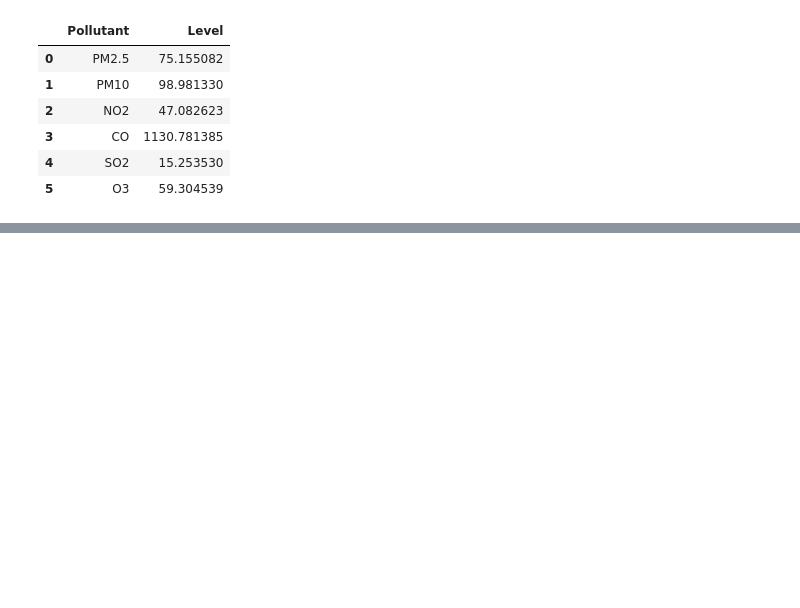
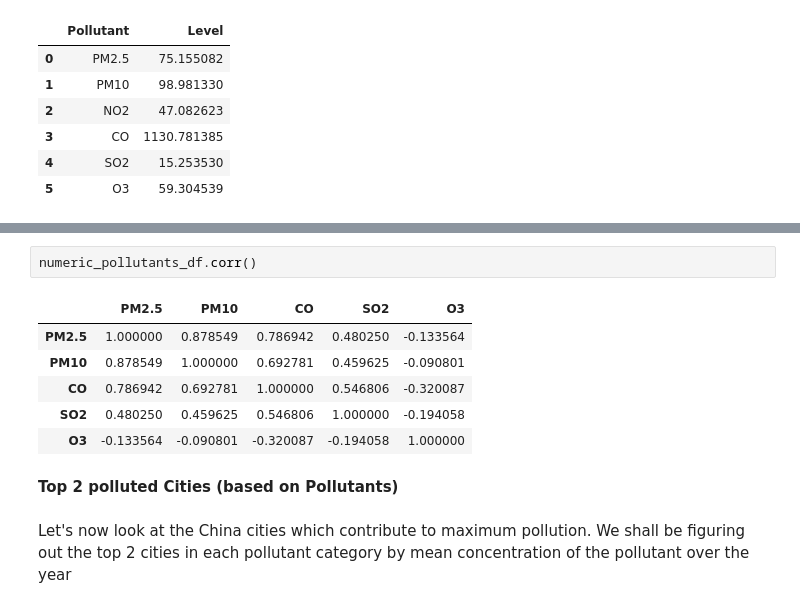
Before and after one commit to Myinnocent/CMP7005-ASSESS, a Jupyter notebook: Untitled7.ipynb, the cells around one changed output, grey strips where cells are left out. Drawn from its saved outputs; the diff is of its cells as text; blank space fills up the shorter version.

```diff
--- a/Untitled7.ipynb
+++ b/Untitled7.ipynb
@@ -559,0 +646,13 @@ pollutants_df
+# %%
+numeric_pollutants_df.corr()
+# %% [output]
+|  | PM2.5 | PM10 | CO | SO2 | O3 |
+| PM2.5 | 1.000000 | 0.878549 | 0.786942 | 0.480250 | -0.133564 |
+| PM10 | 0.878549 | 1.000000 | 0.692781 | 0.459625 | -0.090801 |
+| CO | 0.786942 | 0.692781 | 1.000000 | 0.546806 | -0.320087 |
+| SO2 | 0.480250 | 0.459625 | 0.546806 | 1.000000 | -0.194058 |
+| O3 | -0.133564 | -0.090801 | -0.320087 | -0.194058 | 1.000000 |
+# %% [markdown]
+**Top 2 polluted Cities (based on Pollutants)**
+# %% [markdown]
+Let's now look at the China cities which contribute to maximum pollution. We shall be figuring out the top 2 cities in each pollutant category by mean concentration of the pollutant over the year
```
Also changed, not shown: parts of 7 cells of this notebook.
